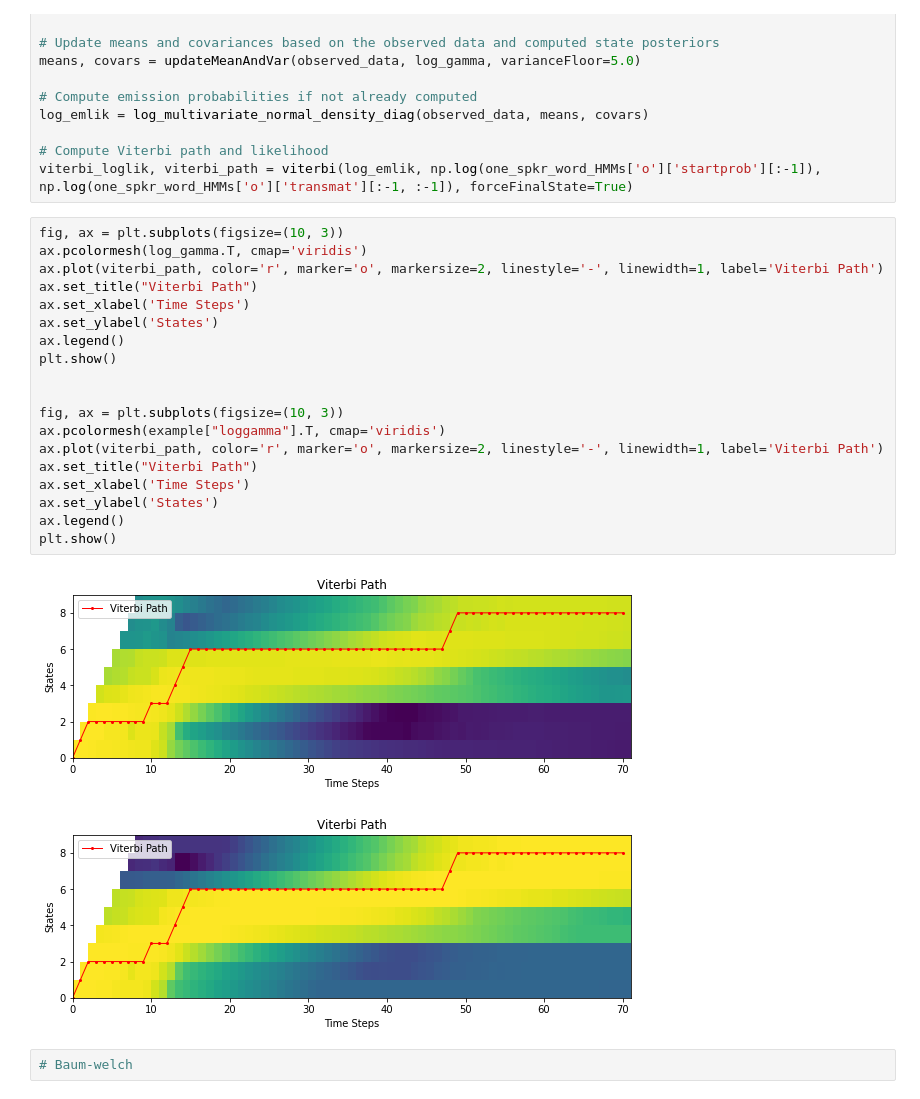
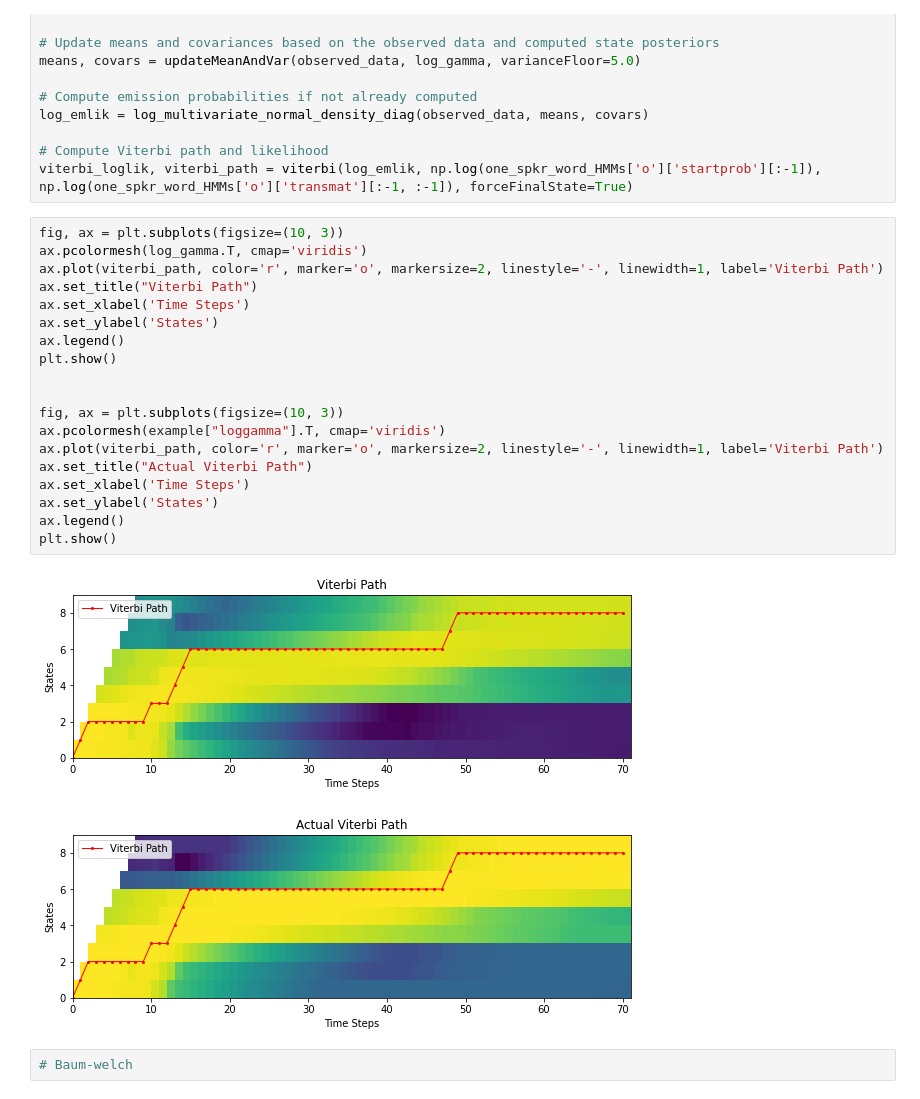
Before and after one commit to kyebinan/Speach-Speaker-Recognition, a Jupyter notebook: Lab2/lab2_main.ipynb, the cells around one changed output. Cells and saved outputs as stored; diff of their text form.

```diff
--- a/Lab2/lab2_main.ipynb
+++ b/Lab2/lab2_main.ipynb
@@ -102,24 +102,24 @@ viterbi_loglik, viterbi_path = viterbi(log_emlik, np.log(one_spkr_word_HMMs['o']
 # %%
 fig, ax = plt.subplots(figsize=(10, 3))
 ax.pcolormesh(log_gamma.T, cmap='viridis')
 ax.plot(viterbi_path, color='r', marker='o', markersize=2, linestyle='-', linewidth=1, label='Viterbi Path')
 ax.set_title("Viterbi Path")
 ax.set_xlabel('Time Steps')
 ax.set_ylabel('States')
 ax.legend()
 plt.show()
 
 
 fig, ax = plt.subplots(figsize=(10, 3))
 ax.pcolormesh(example["loggamma"].T, cmap='viridis')
 ax.plot(viterbi_path, color='r', marker='o', markersize=2, linestyle='-', linewidth=1, label='Viterbi Path')
-ax.set_title("Viterbi Path")
+ax.set_title("Actual Viterbi Path")
 ax.set_xlabel('Time Steps')
 ax.set_ylabel('States')
 ax.legend()
 plt.show()
 # %% [output]
 [figure]
-[figure, old version]
+[figure, new version]
 # %%
 # Baum-welch
```
Also changed, not shown: 1 other file.
